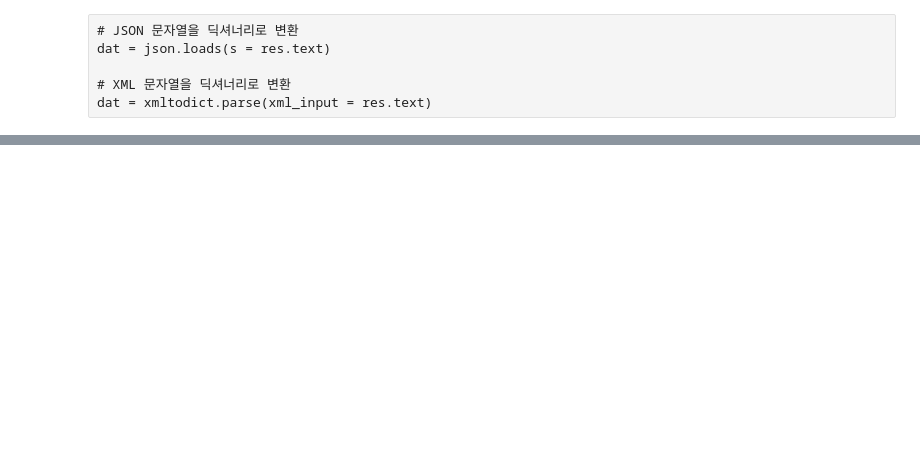
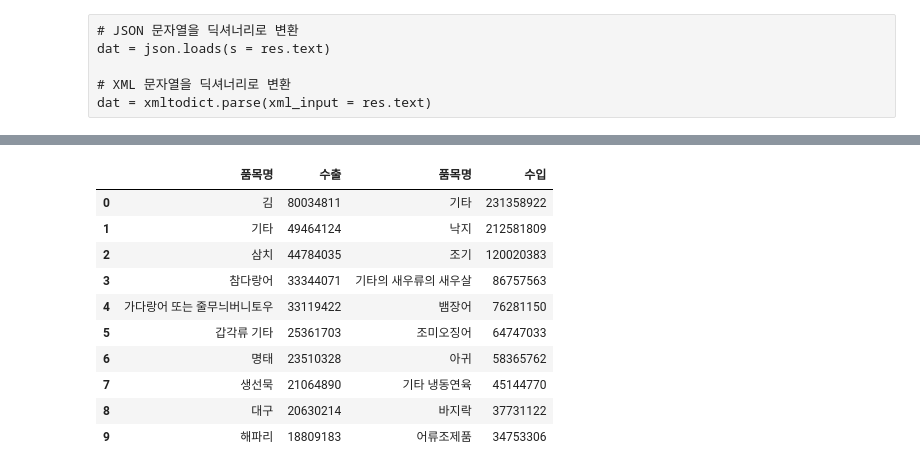
Before and after one commit to HelloDataScience/LS-S1, a Jupyter notebook: Day4-2.ipynb, the cells around one changed output, grey strips where cells are left out. Drawn from its saved outputs; the diff is of its cells as text; code cells hidden in the pictures; blank space fills up the shorter version.

```diff
--- a/Day4-2.ipynb
+++ b/Day4-2.ipynb
@@ -77,0 +275,14 @@ for month in tqdm(range(202401, 202413)):
+# %%
+mprcByNation(nation = '중국')
+# %% [output]
+|  | 품목명 | 수출 | 품목명 | 수입 |
+| 0 | 김 | 80034811 | 기타 | 231358922 |
+| 1 | 기타 | 49464124 | 낙지 | 212581809 |
+| 2 | 삼치 | 44784035 | 조기 | 120020383 |
+| 3 | 참다랑어 | 33344071 | 기타의 새우류의 새우살 | 86757563 |
+| 4 | 가다랑어 또는 줄무늬버니토우 | 33119422 | 뱀장어 | 76281150 |
+| 5 | 갑각류 기타 | 25361703 | 조미오징어 | 64747033 |
+| 6 | 명태 | 23510328 | 아귀 | 58365762 |
+| 7 | 생선묵 | 21064890 | 기타 냉동연육 | 45144770 |
+| 8 | 대구 | 20630214 | 바지락 | 37731122 |
+| 9 | 해파리 | 18809183 | 어류조제품 | 34753306 |
```
Also changed, not shown: parts of 34 cells of this notebook.
